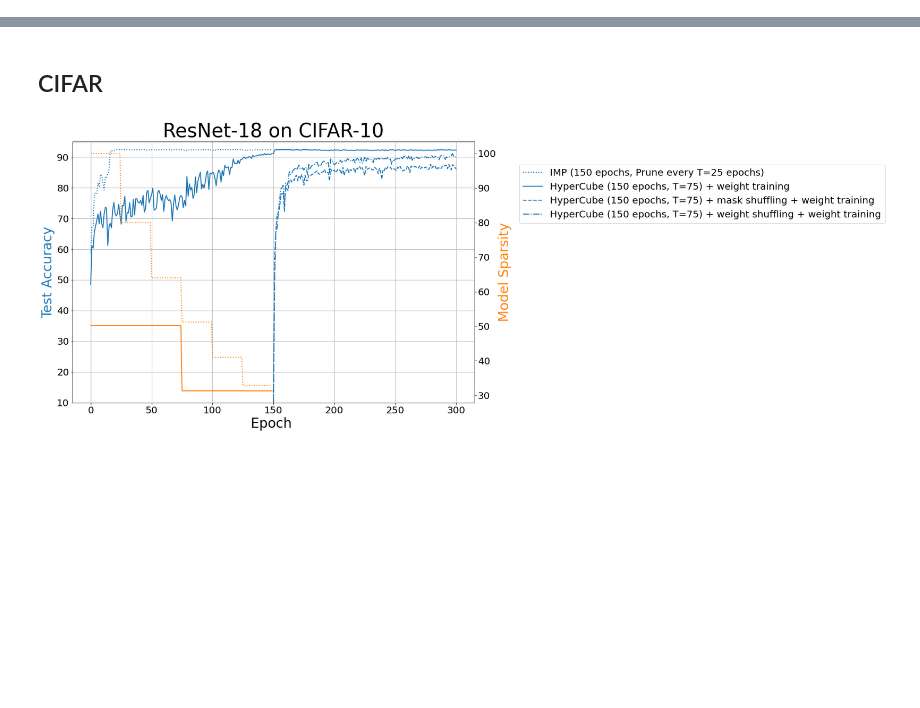
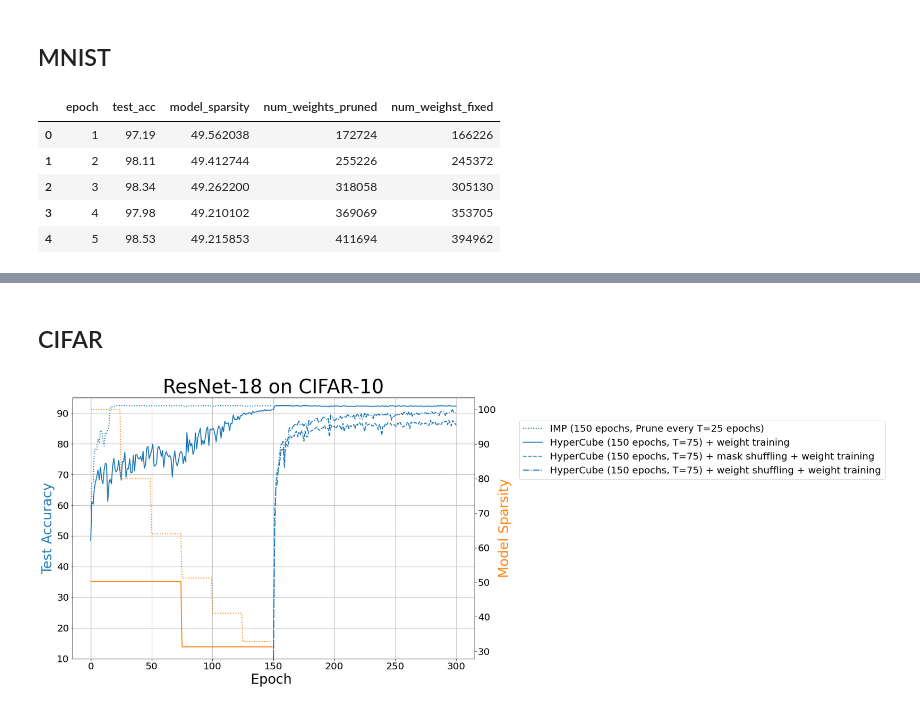
Before and after one commit to ksreenivasan/pruning_is_enough, a Jupyter notebook: plotting_things_latest.ipynb, the cells around one changed output, grey strips where cells are left out. Drawn from its saved outputs; the diff is of its cells as text; code cells hidden in the pictures; blank space fills up the shorter version.

```diff
--- a/plotting_things_latest.ipynb
+++ b/plotting_things_latest.ipynb
@@ -14,3 +14,24 @@ title_size = 40
 subtitle_size = 28
 line_width = 4
 legend_size = 20
+# %% [markdown]
+## MNIST
+# %%
+df_sym_thresh = pd.read_csv("results/MNIST/magnetes/latest/hc_iter_threshold_0.1_sym.csv")
+df_0_1 = pd.read_csv("results/MNIST/magnetes/latest/hc_iter_threshold_0_1.csv")
+df_0_2 = pd.read_csv("results/MNIST/magnetes/latest/hc_iter_threshold_0_2.csv")
+df_0_3 = pd.read_csv("results/MNIST/magnetes/latest/hc_iter_threshold_0_3.csv")
+df_0_4 = pd.read_csv("results/MNIST/magnetes/latest/hc_iter_threshold_0_4.csv")
+df_0_5 = pd.read_csv("results/MNIST/magnetes/latest/hc_iter_threshold_0_5.csv")
+df_0_75 = pd.read_csv("results/MNIST/magnetes/latest/hc_iter_threshold_0_75.csv")
+
+df_list = [df_sym_thresh, df_0_1, df_0_2, df_0_3, df_0_4, df_0_5, df_0_75]
+
+df_sym_thresh.head() # just to make sure it looks fine
+# %% [output]
+|  | epoch | test_acc | model_sparsity | num_weights_pruned | num_weighst_fixed |
+| 0 | 1 | 97.19 | 49.562038 | 172724 | 166226 |
+| 1 | 2 | 98.11 | 49.412744 | 255226 | 245372 |
+| 2 | 3 | 98.34 | 49.262200 | 318058 | 305130 |
+| 3 | 4 | 97.98 | 49.210102 | 369069 | 353705 |
+| 4 | 5 | 98.53 | 49.215853 | 411694 | 394962 |
```
Also changed, not shown: parts of 2 cells of this notebook.
